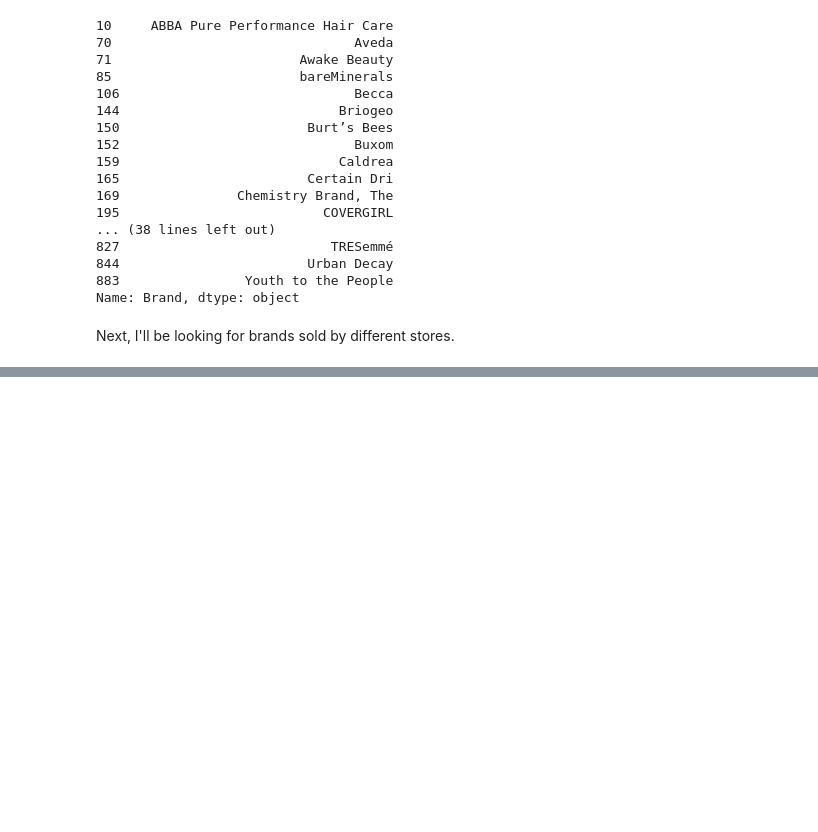
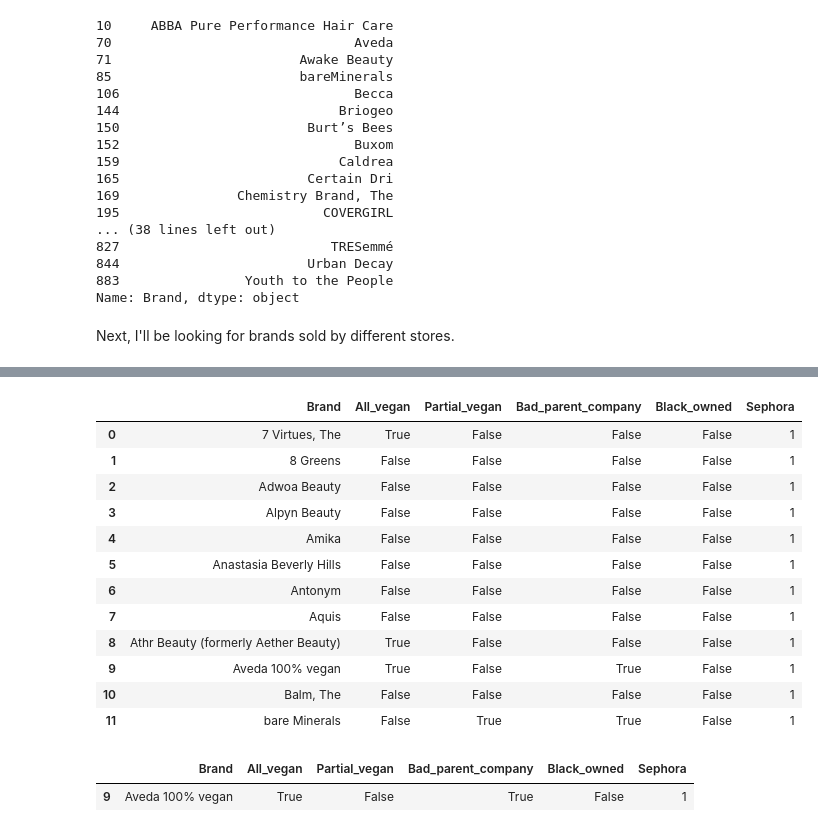
Before and after one commit to mhapich/cruelty_free_products, a Jupyter notebook: Cruelty_free.ipynb, the cells around one changed output, grey strips where cells are left out. Cells and saved outputs as stored; diff of their text form; code cells hidden in the pictures; blank space fills up the shorter version.

Commit message:
added all retailers listed on Logical Harmony
need to now merge then make interactive dashboard

```diff
--- a/Cruelty_free.ipynb
+++ b/Cruelty_free.ipynb
@@ -398,0 +537,22 @@ Next, I'll be looking for brands sold by different stores.
+# %%
+sephora_url = 'https://logicalharmony.net/cruelty-free-brands-at-sephora/'
+
+r = requests.get(sephora_url)
+soup = BeautifulSoup(r.text, 'html.parser')
+
+# create an empty list that will store brands
+brands = []
+
+
+# get all list tags in entry-content part of the page (found by inspecting site)
+step1 = soup.find(class_='entry-content')
+
+good_brands = step1.find('ul')
+
+for brand in good_brands.find_all('li'):
+    # make sure brands are being extracted correctly
+    print(brand.text)
+    # append each brand to the list of brands
+    brands.append(brand.text)
+
+len(brands)
@@ -398,0 +578,31 @@ Next, I'll be looking for brands sold by different stores.
+# %%
+# make the Sephora dataframe
+sephora_df = pd.DataFrame({'Brand_info': brands})
+
+# add the columns then clean the brand names
+sephora_brand_df = add_booleans(sephora_df)
+sephora_brand_df = clean_up_brands(sephora_brand_df)
+
+# add column for merging later that indicates this brand is sold at Sephora
+sephora_brand_df['Sephora'] = 1
+
+sephora_brand_df.head(12)
+# %% [output]
+|  | Brand | All_vegan | Partial_vegan | Bad_parent_company | Black_owned | Sephora |
+| 0 | 7 Virtues, The | True | False | False | False | 1 |
+| 1 | 8 Greens | False | False | False | False | 1 |
+| 2 | Adwoa Beauty | False | False | False | False | 1 |
+| 3 | Alpyn Beauty | False | False | False | False | 1 |
+| 4 | Amika | False | False | False | False | 1 |
+| 5 | Anastasia Beverly Hills | False | False | False | False | 1 |
+| 6 | Antonym | False | False | False | False | 1 |
+| 7 | Aquis | False | False | False | False | 1 |
+| 8 | Athr Beauty (formerly Aether Beauty) | True | False | False | False | 1 |
+| 9 | Aveda 100% vegan | True | False | True | False | 1 |
+| 10 | Balm, The | False | False | False | False | 1 |
+| 11 | bare Minerals | False | True | True | False | 1 |
+# %%
+sephora_brand_df[sephora_brand_df.Brand.str.contains('vegan')]
+# %% [output]
+|  | Brand | All_vegan | Partial_vegan | Bad_parent_company | Black_owned | Sephora |
+| 9 | Aveda 100% vegan | True | False | True | False | 1 |
```
Also changed, not shown: parts of 41 cells of this notebook.
